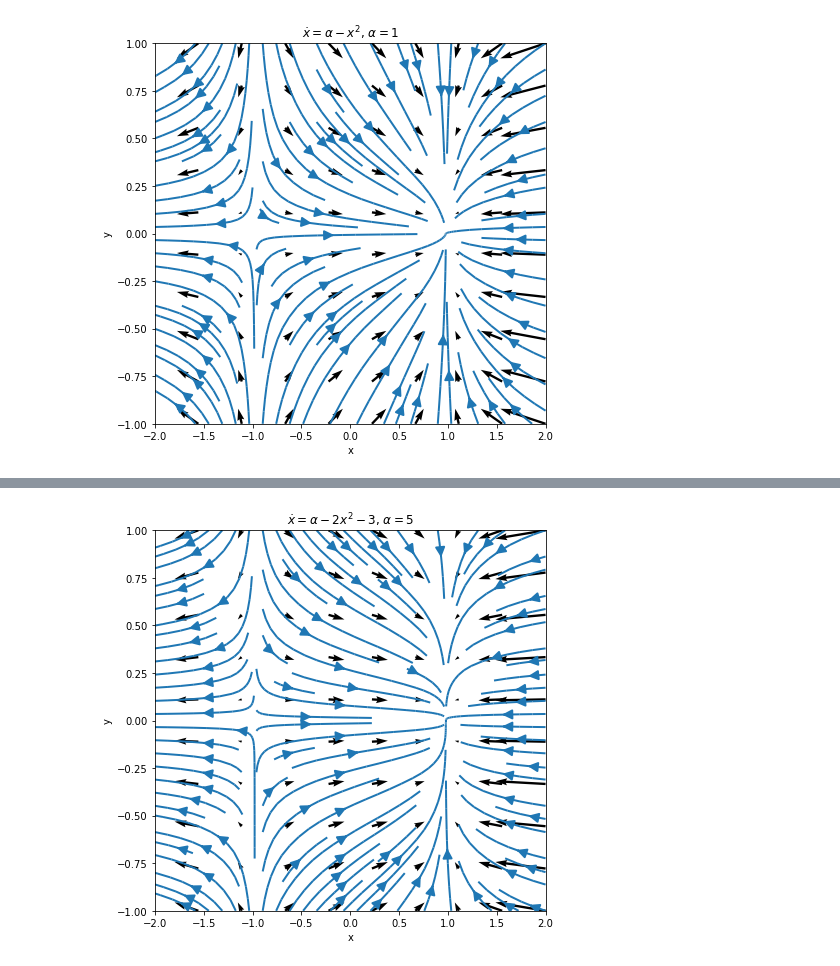
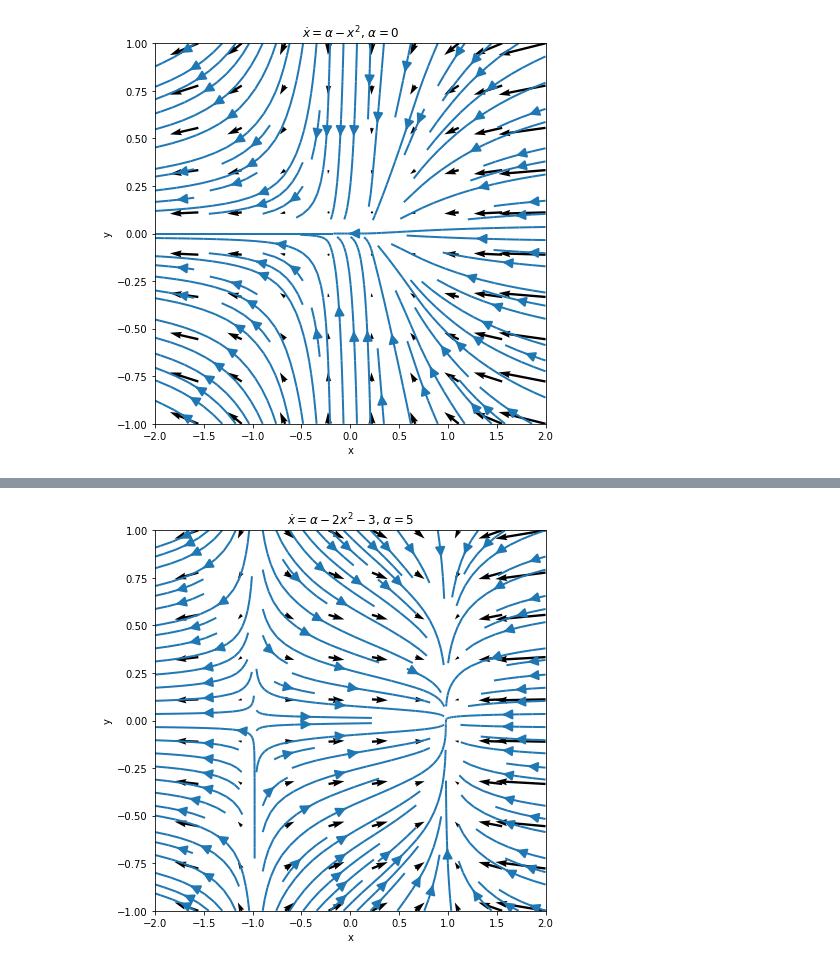
Before and after one commit to ge96rox/MLCMS03, a Jupyter notebook: Task2.ipynb, the cells around one changed output, grey strips where cells are left out. Drawn from its saved outputs; the diff is of its cells as text; code cells hidden in the pictures.

```diff
--- a/Task2.ipynb
+++ b/Task2.ipynb
@@ -13,7 +13,7 @@ bifurcation_plot(first_equation, alpha, r'$\dot{x} = \alpha - x^2$')
 # %%
-phase_portrait_plot(alpha=1, system_id=1)
+phase_portrait_plot(alpha=0, system_id=1)
 # %% [output]
-[figure, old version]
+[figure, new version]
 # %%
 bifurcation_plot(second_equation, alpha, r'$\dot{x} = \alpha - 2x^2 - 3$')
 # %% [output]
```
Also changed, not shown: parts of 2 cells of this notebook, 1 other file.
